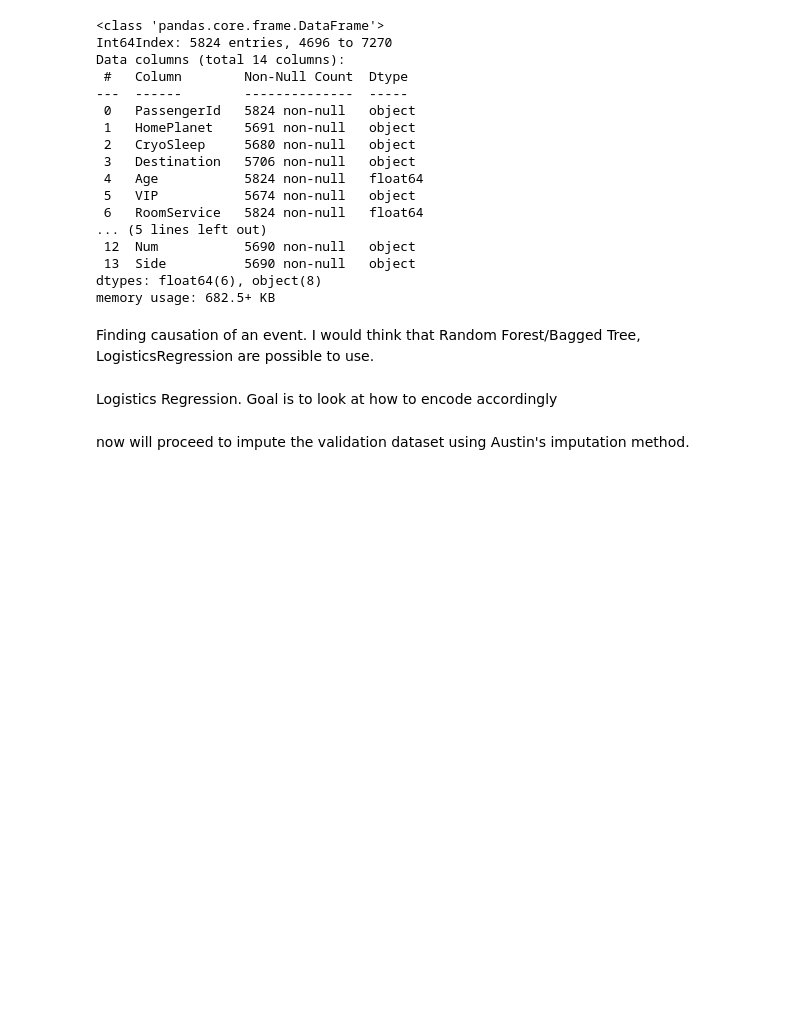
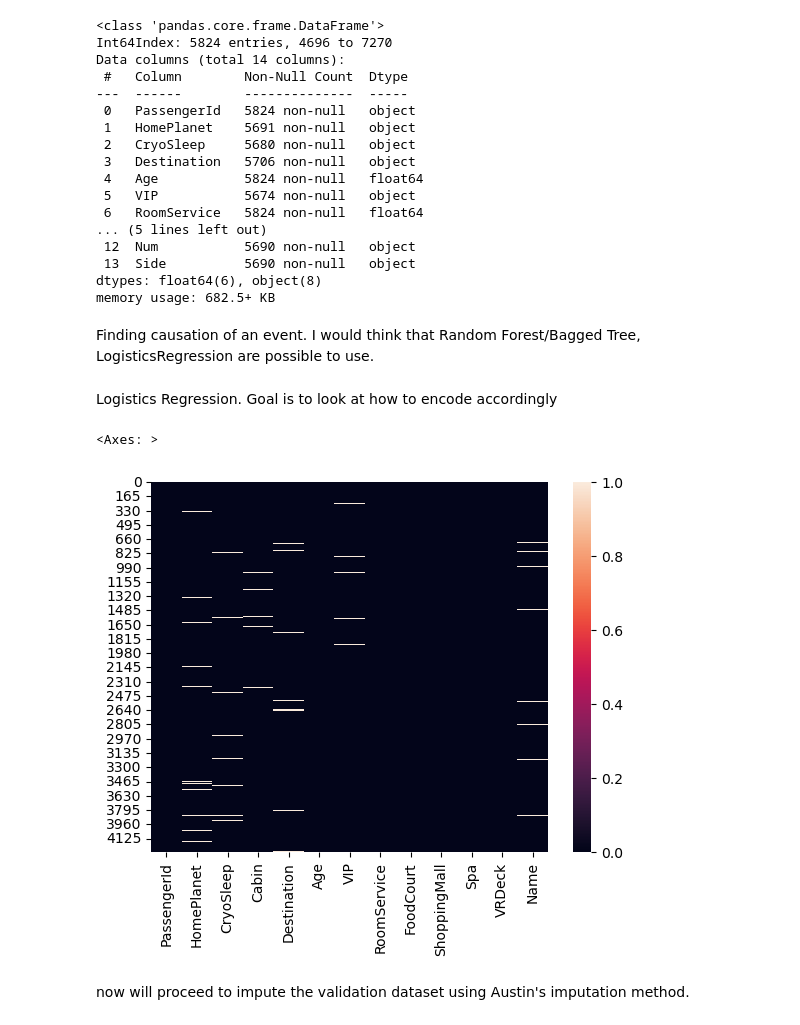
Before and after one commit to lseeker5/Spaceship-Titanic, a Jupyter notebook: spaceship-titanic-v1.ipynb, the cells around one changed output. Cells and saved outputs as stored; diff of their text form; code cells hidden in the pictures; blank space fills up the shorter version.

```diff
--- a/spaceship-titanic-v1.ipynb
+++ b/spaceship-titanic-v1.ipynb
@@ -479,6 +479,9 @@ random_forest = RandomForestRegressor()
 # %% [markdown]
 Logistics Regression. Goal is to look at how to encode accordingly
 # %%
-sns.heatmap(X_valid.isna())
+sns.heatmap(X_test.isna())
+# %% [output]
+<Axes: >
+[figure, added]
 # %% [markdown]
 now will proceed to impute the validation dataset using Austin's imputation method.
```
Also changed, not shown: parts of 5 cells of this notebook.
